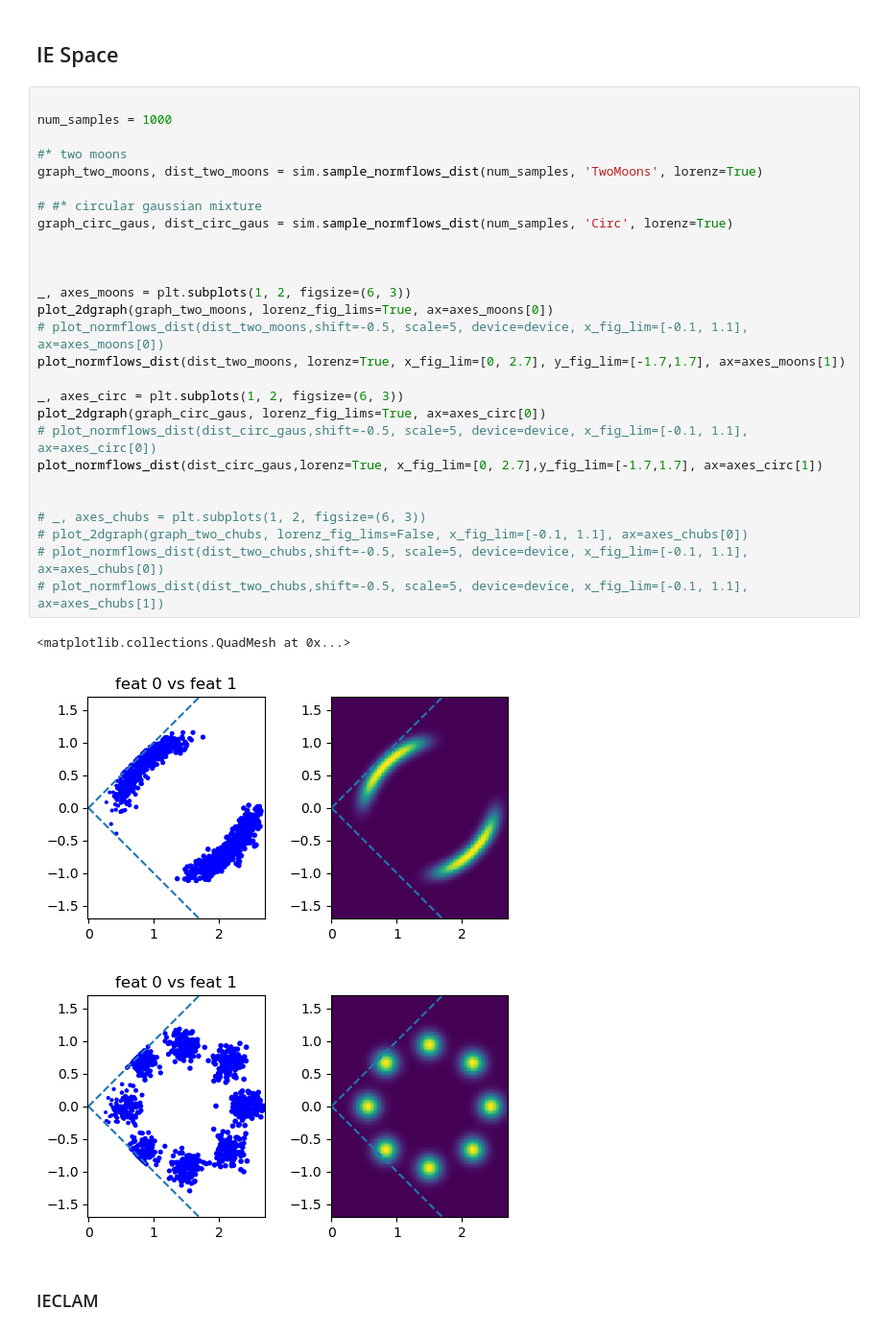
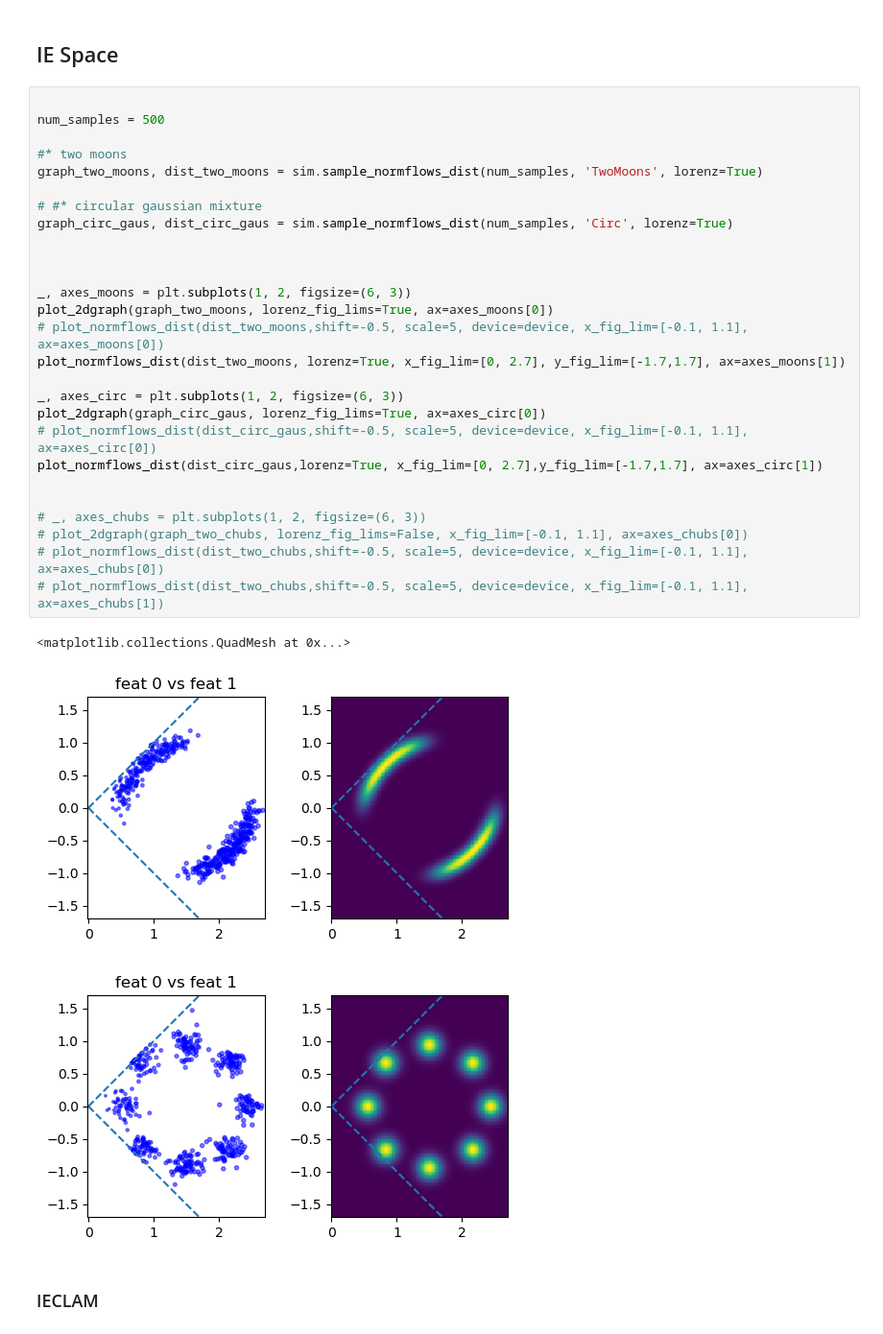
Before and after one commit to JuanCervino/PieClamNonSym, a Jupyter notebook: experiments/shapes_ieclam.ipynb, the cells around one changed output. Shown at 96% size. Drawn from its saved outputs; the diff is of its cells as text.

```diff
--- a/experiments/shapes_ieclam.ipynb
+++ b/experiments/shapes_ieclam.ipynb
@@ -27,35 +27,35 @@ device = cuda
 ##  IE Space
 # %%
 
-num_samples = 1000
+num_samples = 500
 
 #* two moons
 graph_two_moons, dist_two_moons = sim.sample_normflows_dist(num_samples, 'TwoMoons', lorenz=True)
 
 # #* circular gaussian mixture
 graph_circ_gaus, dist_circ_gaus = sim.sample_normflows_dist(num_samples, 'Circ', lorenz=True)
 
 
 
 _, axes_moons = plt.subplots(1, 2, figsize=(6, 3))
 plot_2dgraph(graph_two_moons, lorenz_fig_lims=True, ax=axes_moons[0])
 # plot_normflows_dist(dist_two_moons,shift=-0.5, scale=5, device=device, x_fig_lim=[-0.1, 1.1], ax=axes_moons[0])
 plot_normflows_dist(dist_two_moons, lorenz=True, x_fig_lim=[0, 2.7], y_fig_lim=[-1.7,1.7], ax=axes_moons[1])
 
 _, axes_circ = plt.subplots(1, 2, figsize=(6, 3))
 plot_2dgraph(graph_circ_gaus, lorenz_fig_lims=True, ax=axes_circ[0])
 # plot_normflows_dist(dist_circ_gaus,shift=-0.5, scale=5, device=device, x_fig_lim=[-0.1, 1.1], ax=axes_circ[0])
 plot_normflows_dist(dist_circ_gaus,lorenz=True, x_fig_lim=[0, 2.7],y_fig_lim=[-1.7,1.7], ax=axes_circ[1])
 
 
 # _, axes_chubs = plt.subplots(1, 2, figsize=(6, 3))
 # plot_2dgraph(graph_two_chubs, lorenz_fig_lims=False, x_fig_lim=[-0.1, 1.1], ax=axes_chubs[0])
 # plot_normflows_dist(dist_two_chubs,shift=-0.5, scale=5, device=device, x_fig_lim=[-0.1, 1.1], ax=axes_chubs[0])
 # plot_normflows_dist(dist_two_chubs,shift=-0.5, scale=5, device=device, x_fig_lim=[-0.1, 1.1], ax=axes_chubs[1])
 # %% [output]
 <matplotlib.collections.QuadMesh at 0x...>
-[figure, old version]
+[figure, new version]
-[figure, old version]
+[figure, new version]
 # %% [markdown]
 ### IECLAM
 # %%
```
Also changed, not shown: 5 other files.
